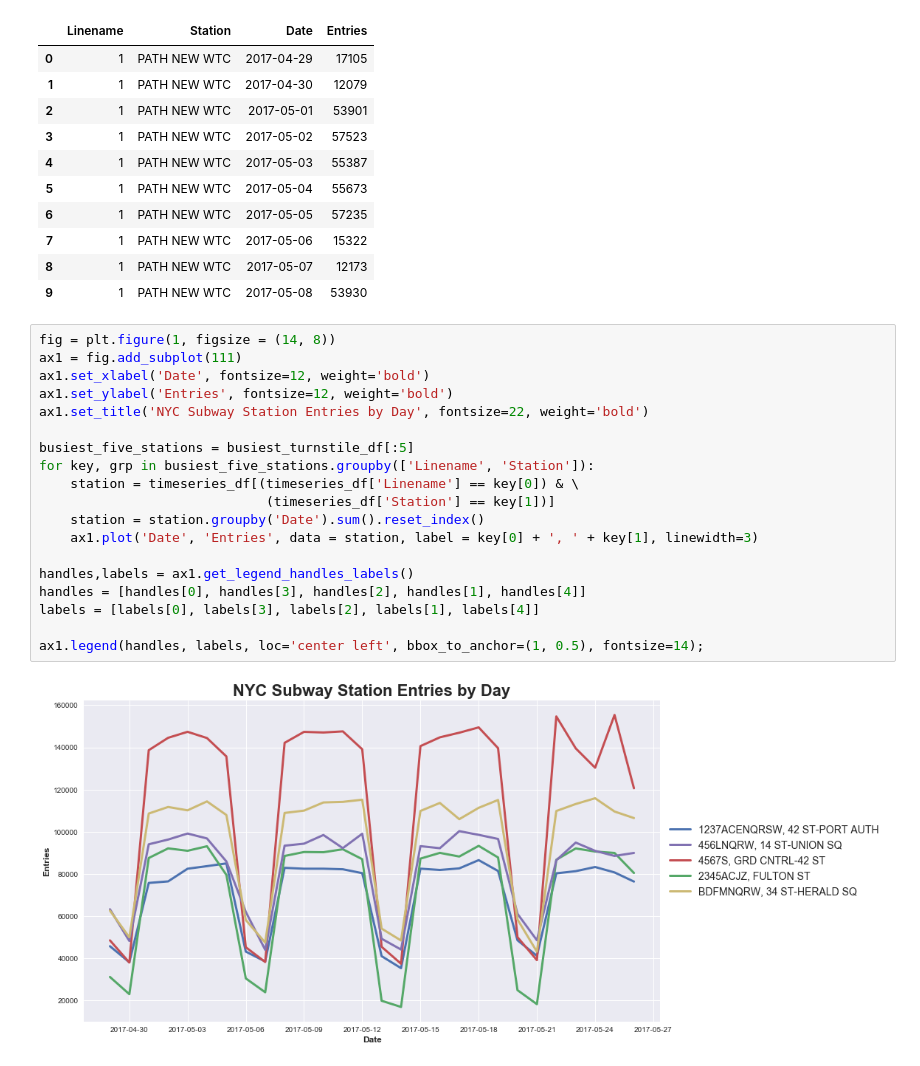
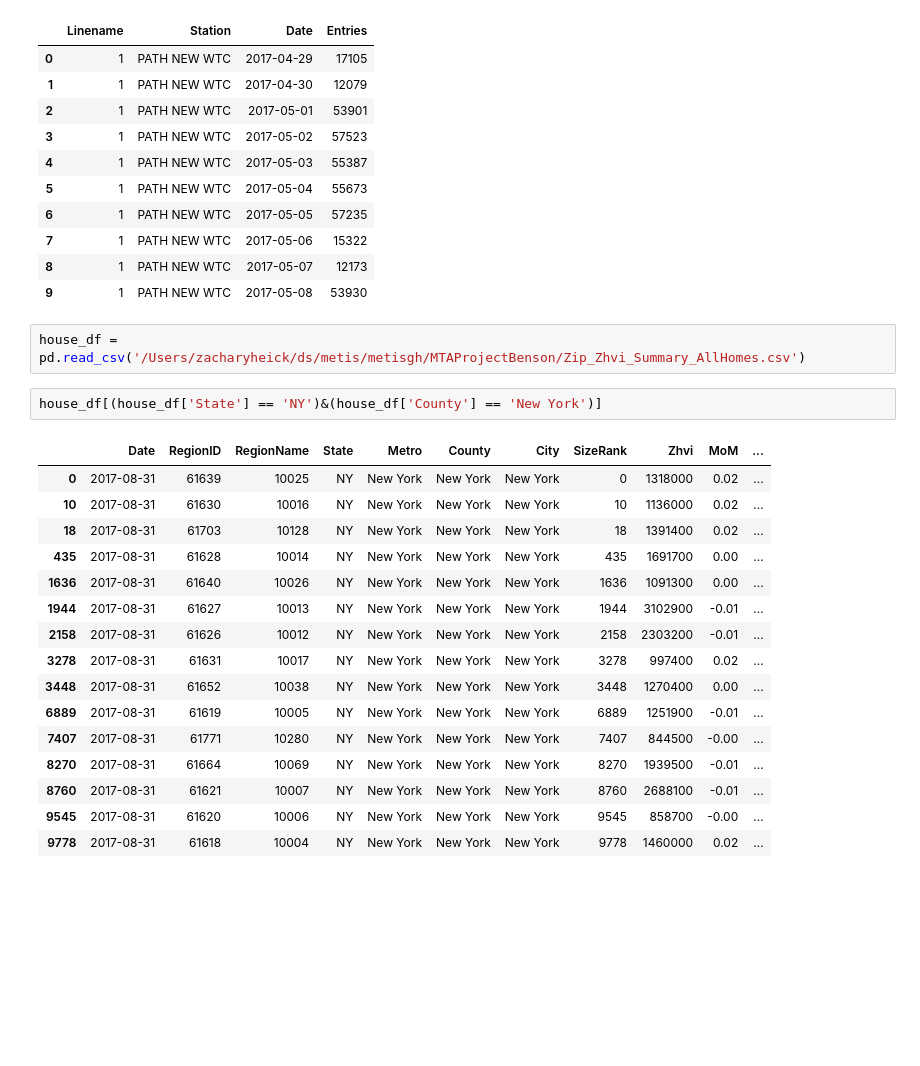
Before and after one commit to zuzhaoye/MTA_Data_Analysis, a Jupyter notebook: Project1_Final2d.ipynb, the cells around one changed output. Saved outputs shown, nothing was run; the diff lists cells and outputs as text; blank space fills up the shorter version.

```diff
--- a/Project1_Final2d.ipynb
+++ b/Project1_Final2d.ipynb
@@ -174,24 +180,24 @@ timeseries_df.head(10)
 | 7 | 1 | PATH NEW WTC | 2017-05-06 | 15322 |
 | 8 | 1 | PATH NEW WTC | 2017-05-07 | 12173 |
 | 9 | 1 | PATH NEW WTC | 2017-05-08 | 53930 |
-# %%
-fig = plt.figure(1, figsize = (14, 8))
-ax1 = fig.add_subplot(111)
-ax1.set_xlabel('Date', fontsize=12, weight='bold')
-ax1.set_ylabel('Entries', fontsize=12, weight='bold')
-ax1.set_title('NYC Subway Station Entries by Day', fontsize=22, weight='bold')
-
-busiest_five_stations = busiest_turnstile_df[:5]
-for key, grp in busiest_five_stations.groupby(['Linename', 'Station']):
-    station = timeseries_df[(timeseries_df['Linename'] == key[0]) & \
-                             (timeseries_df['Station'] == key[1])]
-    station = station.groupby('Date').sum().reset_index()
-    ax1.plot('Date', 'Entries', data = station, label = key[0] + ', ' + key[1], linewidth=3)
-
-handles,labels = ax1.get_legend_handles_labels()
-handles = [handles[0], handles[3], handles[2], handles[1], handles[4]]
-labels = [labels[0], labels[3], labels[2], labels[1], labels[4]]
-
-ax1.legend(handles, labels, loc='center left', bbox_to_anchor=(1, 0.5), fontsize=14);
-# %% [output]
-[figure, removed]
+# %%
+house_df = pd.read_csv('/Users/zacharyheick/ds/metis/metisgh/MTAProjectBenson/Zip_Zhvi_Summary_AllHomes.csv')
+# %%
+house_df[(house_df['State'] == 'NY')&(house_df['County'] == 'New York')]
+# %% [output]
+|  | Date | RegionID | RegionName | State | Metro | County | City | SizeRank | Zhvi | MoM | ... |
+| 0 | 2017-08-31 | 61639 | 10025 | NY | New York | New York | New York | 0 | 1318000 | 0.02 | ... |
+| 10 | 2017-08-31 | 61630 | 10016 | NY | New York | New York | New York | 10 | 1136000 | 0.02 | ... |
+| 18 | 2017-08-31 | 61703 | 10128 | NY | New York | New York | New York | 18 | 1391400 | 0.02 | ... |
+| 435 | 2017-08-31 | 61628 | 10014 | NY | New York | New York | New York | 435 | 1691700 | 0.00 | ... |
+| 1636 | 2017-08-31 | 61640 | 10026 | NY | New York | New York | New York | 1636 | 1091300 | 0.00 | ... |
+| 1944 | 2017-08-31 | 61627 | 10013 | NY | New York | New York | New York | 1944 | 3102900 | -0.01 | ... |
+| 2158 | 2017-08-31 | 61626 | 10012 | NY | New York | New York | New York | 2158 | 2303200 | -0.01 | ... |
+| 3278 | 2017-08-31 | 61631 | 10017 | NY | New York | New York | New York | 3278 | 997400 | 0.02 | ... |
+| 3448 | 2017-08-31 | 61652 | 10038 | NY | New York | New York | New York | 3448 | 1270400 | 0.00 | ... |
+| 6889 | 2017-08-31 | 61619 | 10005 | NY | New York | New York | New York | 6889 | 1251900 | -0.01 | ... |
+| 7407 | 2017-08-31 | 61771 | 10280 | NY | New York | New York | New York | 7407 | 844500 | -0.00 | ... |
+| 8270 | 2017-08-31 | 61664 | 10069 | NY | New York | New York | New York | 8270 | 1939500 | -0.01 | ... |
+| 8760 | 2017-08-31 | 61621 | 10007 | NY | New York | New York | New York | 8760 | 2688100 | -0.01 | ... |
+| 9545 | 2017-08-31 | 61620 | 10006 | NY | New York | New York | New York | 9545 | 858700 | -0.00 | ... |
+| 9778 | 2017-08-31 | 61618 | 10004 | NY | New York | New York | New York | 9778 | 1460000 | 0.02 | ... |
```
Also changed, not shown: parts of 1 cell of this notebook.
